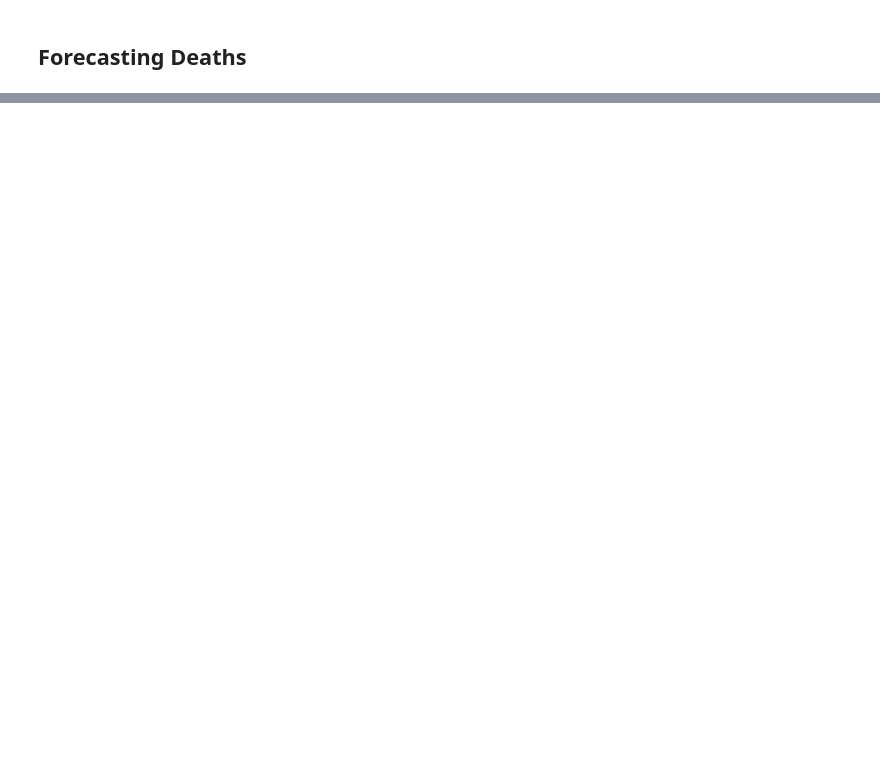
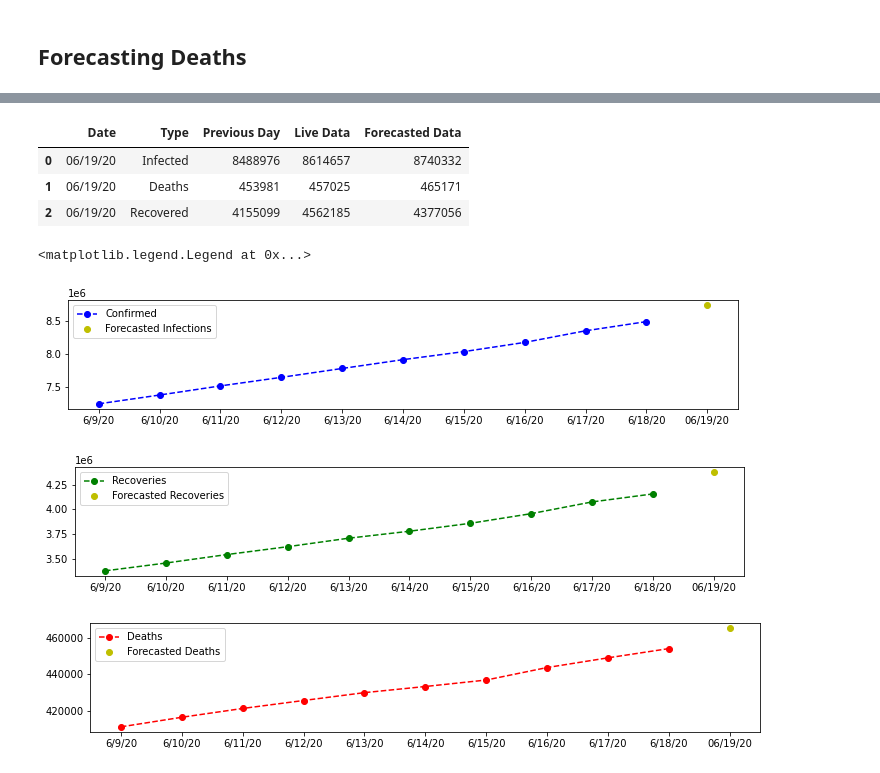
Before and after one commit to asrjy/covid-lstm, a Jupyter notebook: lstm.ipynb, the cells around one changed output, grey strips where cells are left out. Cells and saved outputs as stored; diff of their text form; code cells hidden in the pictures; blank space fills up the shorter version.

```diff
--- a/lstm.ipynb
+++ b/lstm.ipynb
@@ -461,0 +228,11 @@ plt.legend(loc="upper left")
+# %%
+n_input = 1
+n_features = 1
+generator_rec = TimeseriesGenerator(train_rec, train_rec, length=n_input, batch_size=6)
+model = Sequential()
+model.add(LSTM(200, activation='relu', input_shape=(n_input, n_features)))
+model.add(Dropout(0.15))
+model.add(Dense(1))
+model.compile(optimizer='adam', loss='mse')
+# %%
+model.fit_generator(generator_rec,epochs=90)
@@ -461,0 +258,10 @@ plt.legend(loc="upper left")
+# %%
+pred_list_rec = []
+batch = train_rec[-n_input:].reshape((1, n_input, n_features))
+for i in range(n_input):
+    pred_list_rec.append(model.predict(batch)[0])
+    batch = np.append(batch[:,1:,:],[[pred_list_rec[i]]],axis=1)
+# %%
+pred_list_rec = scaler.inverse_transform(pred_list_rec)
+fc_rec = pred_list_rec[0][0]
+fc_rec
@@ -461,0 +299,29 @@ plt.legend(loc="upper left")
+# %%
+summary_conf = pd.DataFrame(columns=['Date', 'Type', "Previous Day", 'Live Data', 'Forecasted Data'])
+summary_conf = summary_conf.append({'Date': d1, 'Type' : 'Infected', "Previous Day": df_conf.iloc[-1]['Infected'], 'Live Data': numbers[0], 'Forecasted Data': int(fc_conf)}, ignore_index=True)
+summary_conf = summary_conf.append({'Date': d1, 'Type' : 'Deaths', "Previous Day": df_dea.iloc[-1]['Deaths'], 'Live Data': numbers[1], 'Forecasted Data': int(fc_dea)}, ignore_index=True)
+summary_conf = summary_conf.append({'Date': d1, 'Type' : 'Recovered', "Previous Day": df_rec.iloc[-1]['Recovered'], 'Live Data': numbers[2], 'Forecasted Data': int(fc_rec)}, ignore_index=True)
+summary_conf
+# %% [output]
+|  | Date | Type | Previous Day | Live Data | Forecasted Data |
+| 0 | 06/19/20 | Infected | 8488976 | 8614657 | 8740332 |
+| 1 | 06/19/20 | Deaths | 453981 | 457025 | 465171 |
+| 2 | 06/19/20 | Recovered | 4155099 | 4562185 | 4377056 |
+# %%
+plt.figure(figsize=(12, 2))
+plt.plot(df_conf[-10:], linestyle='--', marker='o', color='b', label='Confirmed')
+plt.scatter(d1, fc_conf, color='y', label='Forecasted Infections')
+plt.legend(loc="upper left")
+plt.figure(figsize=(12, 2))
+plt.plot(df_rec[-10:], linestyle='--', marker='o', color='g', label='Recoveries')
+plt.scatter(d1, fc_rec, color='y', label='Forecasted Recoveries')
+plt.legend(loc="upper left")
+plt.figure(figsize=(12, 2))
+plt.plot(df_dea[-10:], linestyle='--', marker='o', color='r', label='Deaths')
+plt.scatter(d1, fc_dea, color='y', label='Forecasted Deaths')
+plt.legend(loc="upper left")
+# %% [output]
+<matplotlib.legend.Legend at 0x...>
+[figure, added]
+[figure, added]
+[figure, added]
```
Also changed, not shown: parts of 54 cells of this notebook, 2 other files.
